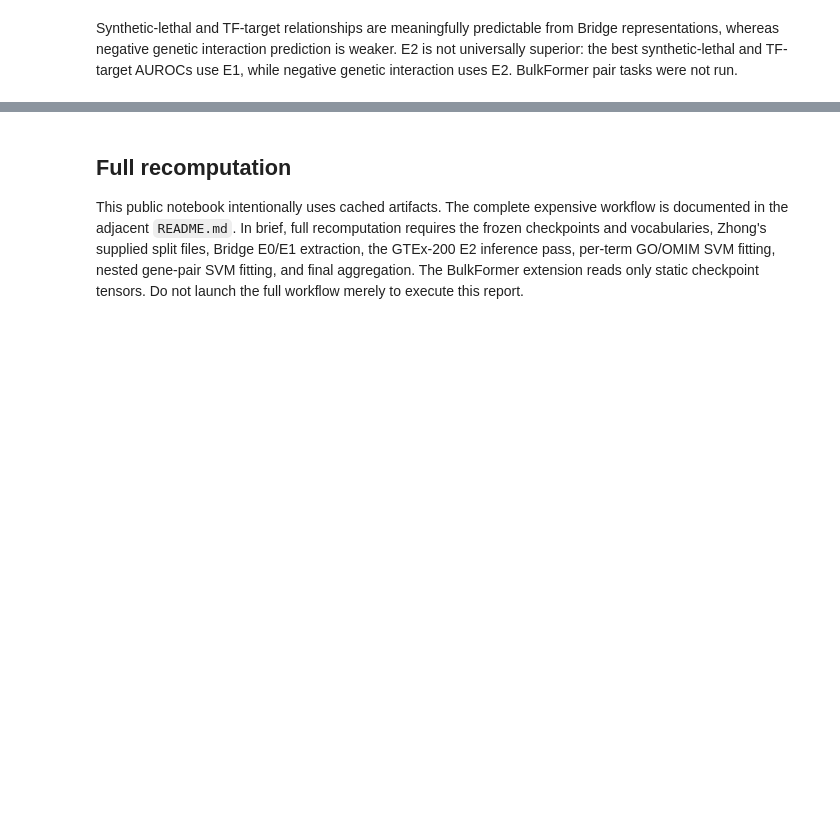
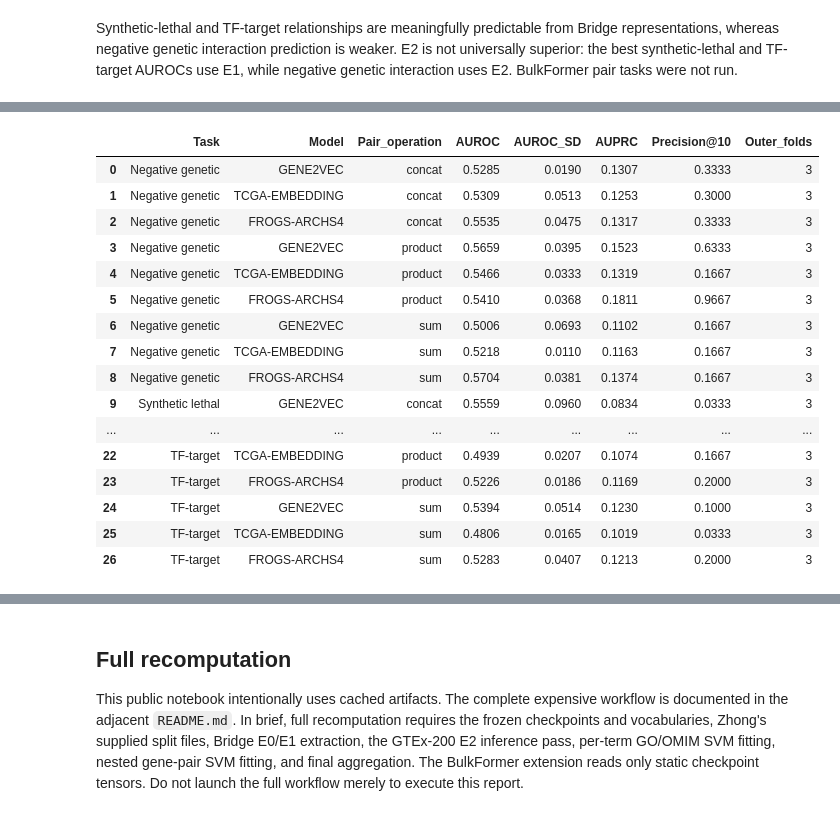
Before and after one commit to alwalt/bridge-rna, a Jupyter notebook: notebooks/gene_embedding_benchmarks/gene_embedding_benchmarks.ipynb, the cells around one changed output, grey strips where cells are left out. Cells and saved outputs as stored; diff of their text form; code cells hidden in the pictures; blank space fills up the shorter version.

```diff
--- a/notebooks/gene_embedding_benchmarks/gene_embedding_benchmarks.ipynb
+++ b/notebooks/gene_embedding_benchmarks/gene_embedding_benchmarks.ipynb
@@ -208,0 +311,54 @@ Synthetic-lethal and TF-target relationships are meaningfully predictable from B
+# %%
+published_pair_rows = []
+task_names = {"ng": "Negative genetic", "sl": "Synthetic lethal", "tf": "TF-target"}
+for task_code, task_name in task_names.items():
+    for operation in ["concat", "product", "sum"]:
+        stem = f"paired_gene_{task_code}_{operation}_outerloop"
+        folds = pd.read_csv(ZHONG_CACHE / f"{stem}_AUC.tsv", sep="\t", index_col=0)
+        avgs = pd.read_csv(ZHONG_CACHE / f"{stem}_avgs.tsv", sep="\t", index_col=0)
+        fold_columns = ["outer_AUC_fold_0", "outer_AUC_fold_1", "outer_AUC_fold_2"]
+        assert np.allclose(folds[fold_columns].mean(axis=1), folds.outer_AUC_average, atol=1e-12)
+        assert np.allclose(folds.outer_AUC_average, avgs.outer_AUC, atol=1e-12)
+        for model in eligible_bulk:
+            published_pair_rows.append({
+                "Task": task_name, "Model": model, "Pair_operation": operation,
+                "AUROC": avgs.loc[model, "outer_AUC"],
+                "AUROC_SD": folds.loc[model, fold_columns].std(ddof=1),
+                "AUPRC": avgs.loc[model, "outer_AUPRC"],
+                "Precision@10": avgs.loc[model, "outer_PR@10"],
+                "Outer_folds": 3,
+            })
+zhong_pair = pd.DataFrame(published_pair_rows)
+assert len(zhong_pair) == 27
+display(zhong_pair.round(4))
+
+zhong_pair_best = zhong_pair.loc[zhong_pair.groupby(["Task", "Model"]).AUROC.idxmax()].copy()
+zhong_pair_best["Result source"] = "Published Zhong common-intersection"
+bridge_pair_best = best[["Task", "Representation", "Pair_operation", "AUROC", "AUPRC", "Precision@10", "AUROC_sd"]].copy()
+bridge_pair_best["Model"] = "Bridge " + bridge_pair_best.pop("Representation")
+bridge_pair_best = bridge_pair_best.rename(columns={"AUROC_sd": "AUROC_SD"})
+bridge_pair_best["Outer_folds"] = 3
+bridge_pair_best["Result source"] = "Local Bridge adaptation"
+pair_comparison = pd.concat([
+    bridge_pair_best[["Task", "Model", "Pair_operation", "AUROC", "AUROC_SD", "AUPRC", "Precision@10", "Outer_folds", "Result source"]],
+    zhong_pair_best[["Task", "Model", "Pair_operation", "AUROC", "AUROC_SD", "AUPRC", "Precision@10", "Outer_folds", "Result source"]],
+], ignore_index=True)
+display(pair_comparison.sort_values(["Task", "Result source", "Model"]).round(4))
+# %% [output]
+|  | Task | Model | Pair_operation | AUROC | AUROC_SD | AUPRC | Precision@10 | Outer_folds |
+| 0 | Negative genetic | GENE2VEC | concat | 0.5285 | 0.0190 | 0.1307 | 0.3333 | 3 |
+| 1 | Negative genetic | TCGA-EMBEDDING | concat | 0.5309 | 0.0513 | 0.1253 | 0.3000 | 3 |
+| 2 | Negative genetic | FROGS-ARCHS4 | concat | 0.5535 | 0.0475 | 0.1317 | 0.3333 | 3 |
+| 3 | Negative genetic | GENE2VEC | product | 0.5659 | 0.0395 | 0.1523 | 0.6333 | 3 |
+| 4 | Negative genetic | TCGA-EMBEDDING | product | 0.5466 | 0.0333 | 0.1319 | 0.1667 | 3 |
+| 5 | Negative genetic | FROGS-ARCHS4 | product | 0.5410 | 0.0368 | 0.1811 | 0.9667 | 3 |
+| 6 | Negative genetic | GENE2VEC | sum | 0.5006 | 0.0693 | 0.1102 | 0.1667 | 3 |
+| 7 | Negative genetic | TCGA-EMBEDDING | sum | 0.5218 | 0.0110 | 0.1163 | 0.1667 | 3 |
+| 8 | Negative genetic | FROGS-ARCHS4 | sum | 0.5704 | 0.0381 | 0.1374 | 0.1667 | 3 |
+| 9 | Synthetic lethal | GENE2VEC | concat | 0.5559 | 0.0960 | 0.0834 | 0.0333 | 3 |
+| ... | ... | ... | ... | ... | ... | ... | ... | ... |
+| 22 | TF-target | TCGA-EMBEDDING | product | 0.4939 | 0.0207 | 0.1074 | 0.1667 | 3 |
+| 23 | TF-target | FROGS-ARCHS4 | product | 0.5226 | 0.0186 | 0.1169 | 0.2000 | 3 |
+| 24 | TF-target | GENE2VEC | sum | 0.5394 | 0.0514 | 0.1230 | 0.1000 | 3 |
+| 25 | TF-target | TCGA-EMBEDDING | sum | 0.4806 | 0.0165 | 0.1019 | 0.0333 | 3 |
+| 26 | TF-target | FROGS-ARCHS4 | sum | 0.5283 | 0.0407 | 0.1213 | 0.2000 | 3 |
```
Also changed, not shown: parts of 12 cells of this notebook, 33 other files.
